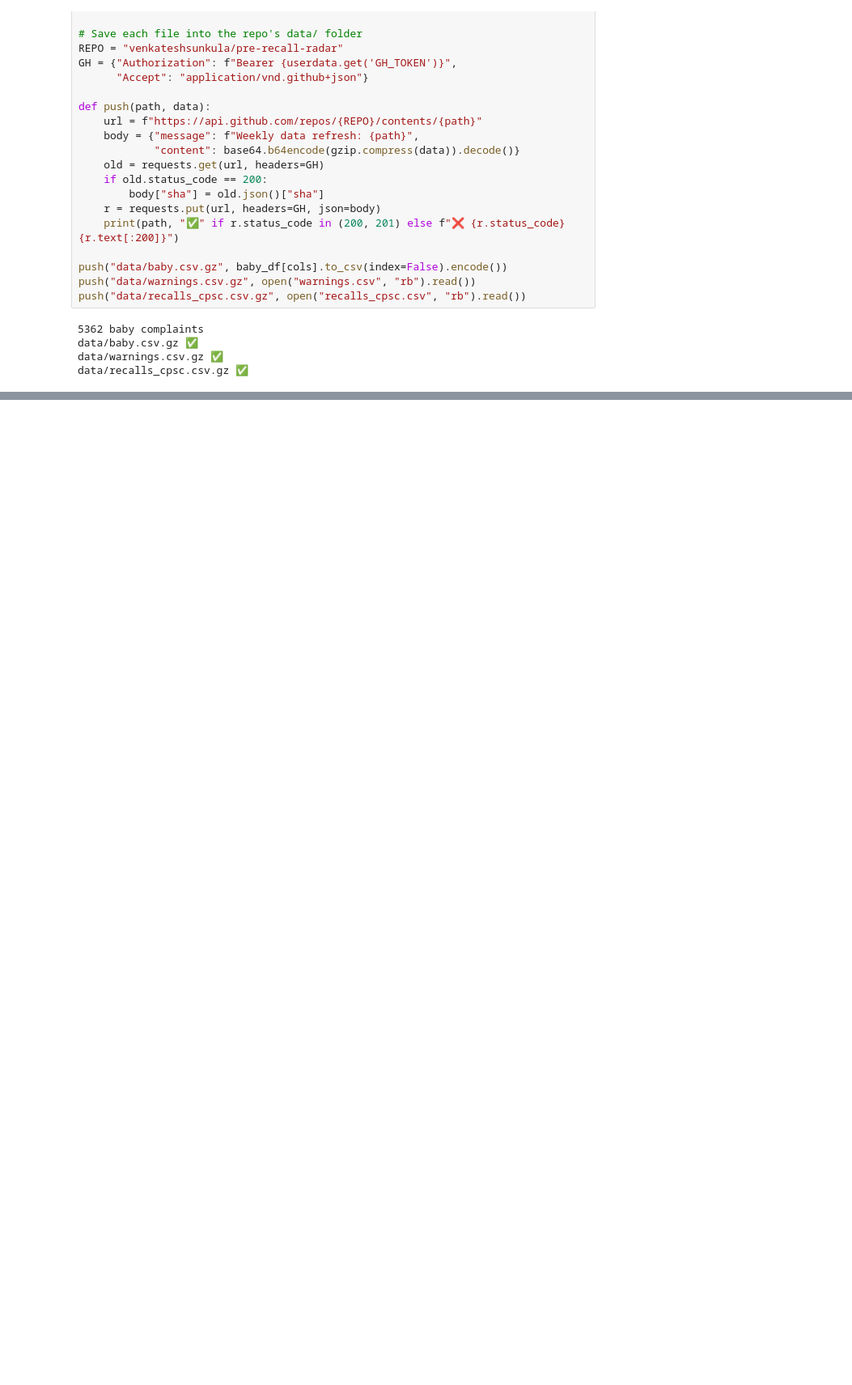
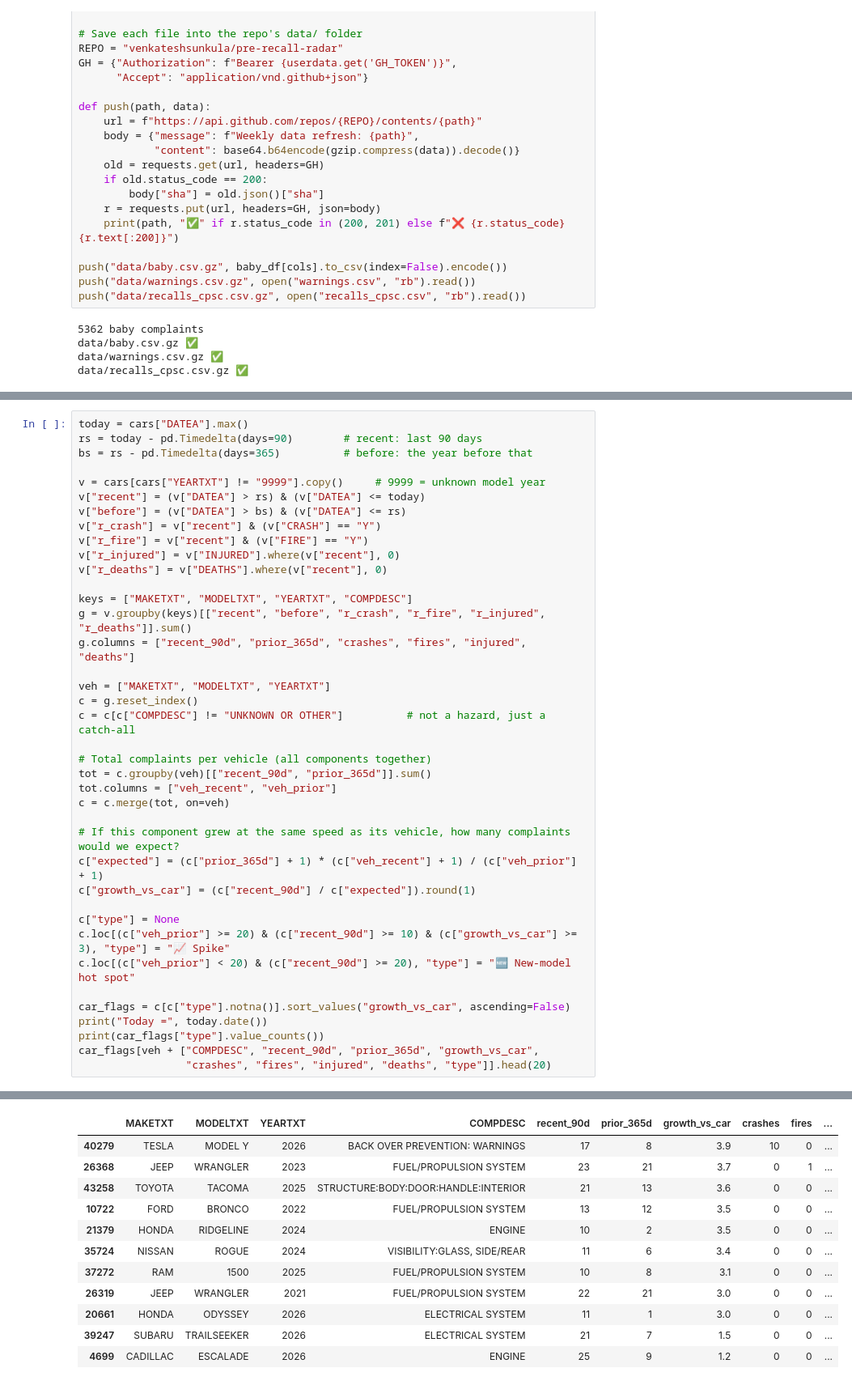
Before and after one commit to venkateshsunkula/pre-recall-radar, a Jupyter notebook: pre_recall_radar.ipynb, the cells around one changed output, grey strips where cells are left out. Shown at 81% size. Drawn from its saved outputs; the diff is of its cells as text; blank space fills up the shorter version.

```diff
--- a/pre_recall_radar.ipynb
+++ b/pre_recall_radar.ipynb
@@ -704,0 +767,40 @@ data/recalls_cpsc.csv.gz ✅
+# %%
+today = cars["DATEA"].max()
+rs = today - pd.Timedelta(days=90)        # recent: last 90 days
+bs = rs - pd.Timedelta(days=365)          # before: the year before that
+
+v = cars[cars["YEARTXT"] != "9999"].copy()     # 9999 = unknown model year
+v["recent"] = (v["DATEA"] > rs) & (v["DATEA"] <= today)
+v["before"] = (v["DATEA"] > bs) & (v["DATEA"] <= rs)
+v["r_crash"] = v["recent"] & (v["CRASH"] == "Y")
+v["r_fire"] = v["recent"] & (v["FIRE"] == "Y")
+v["r_injured"] = v["INJURED"].where(v["recent"], 0)
+v["r_deaths"] = v["DEATHS"].where(v["recent"], 0)
+
+keys = ["MAKETXT", "MODELTXT", "YEARTXT", "COMPDESC"]
+g = v.groupby(keys)[["recent", "before", "r_crash", "r_fire", "r_injured", "r_deaths"]].sum()
+g.columns = ["recent_90d", "prior_365d", "crashes", "fires", "injured", "deaths"]
+
+veh = ["MAKETXT", "MODELTXT", "YEARTXT"]
+c = g.reset_index()
+c = c[c["COMPDESC"] != "UNKNOWN OR OTHER"]          # not a hazard, just a catch-all
+
+# Total complaints per vehicle (all components together)
+tot = c.groupby(veh)[["recent_90d", "prior_365d"]].sum()
+tot.columns = ["veh_recent", "veh_prior"]
+c = c.merge(tot, on=veh)
+
+# If this component grew at the same speed as its vehicle, how many complaints would we expect?
+c["expected"] = (c["prior_365d"] + 1) * (c["veh_recent"] + 1) / (c["veh_prior"] + 1)
+c["growth_vs_car"] = (c["recent_90d"] / c["expected"]).round(1)
+
+c["type"] = None
+c.loc[(c["veh_prior"] >= 20) & (c["recent_90d"] >= 10) & (c["growth_vs_car"] >= 3), "type"] = "📈 Spike"
+c.loc[(c["veh_prior"] < 20) & (c["recent_90d"] >= 20), "type"] = "🆕 New-model hot spot"
+
+car_flags = c[c["type"].notna()].sort_values("growth_vs_car", ascending=False)
+print("Today =", today.date())
+print(car_flags["type"].value_counts())
+car_flags[veh + ["COMPDESC", "recent_90d", "prior_365d", "growth_vs_car",
+                 "crashes", "fires", "injured", "deaths", "type"]].head(20)
+# %% [output]
@@ -704,0 +812,12 @@ data/recalls_cpsc.csv.gz ✅
+|  | MAKETXT | MODELTXT | YEARTXT | COMPDESC | recent_90d | prior_365d | growth_vs_car | crashes | fires | ... |
+| 40279 | TESLA | MODEL Y | 2026 | BACK OVER PREVENTION: WARNINGS | 17 | 8 | 3.9 | 10 | 0 | ... |
+| 26368 | JEEP | WRANGLER | 2023 | FUEL/PROPULSION SYSTEM | 23 | 21 | 3.7 | 0 | 1 | ... |
+| 43258 | TOYOTA | TACOMA | 2025 | STRUCTURE:BODY:DOOR:HANDLE:INTERIOR | 21 | 13 | 3.6 | 0 | 0 | ... |
+| 10722 | FORD | BRONCO | 2022 | FUEL/PROPULSION SYSTEM | 13 | 12 | 3.5 | 0 | 0 | ... |
+| 21379 | HONDA | RIDGELINE | 2024 | ENGINE | 10 | 2 | 3.5 | 0 | 0 | ... |
+| 35724 | NISSAN | ROGUE | 2024 | VISIBILITY:GLASS, SIDE/REAR | 11 | 6 | 3.4 | 0 | 0 | ... |
+| 37272 | RAM | 1500 | 2025 | FUEL/PROPULSION SYSTEM | 10 | 8 | 3.1 | 0 | 0 | ... |
+| 26319 | JEEP | WRANGLER | 2021 | FUEL/PROPULSION SYSTEM | 22 | 21 | 3.0 | 0 | 0 | ... |
+| 20661 | HONDA | ODYSSEY | 2026 | ELECTRICAL SYSTEM | 11 | 1 | 3.0 | 0 | 0 | ... |
+| 39247 | SUBARU | TRAILSEEKER | 2026 | ELECTRICAL SYSTEM | 21 | 7 | 1.5 | 0 | 0 | ... |
+| 4699 | CADILLAC | ESCALADE | 2026 | ENGINE | 25 | 9 | 1.2 | 0 | 0 | ... |
```
Also changed, not shown: parts of 11 cells of this notebook.
